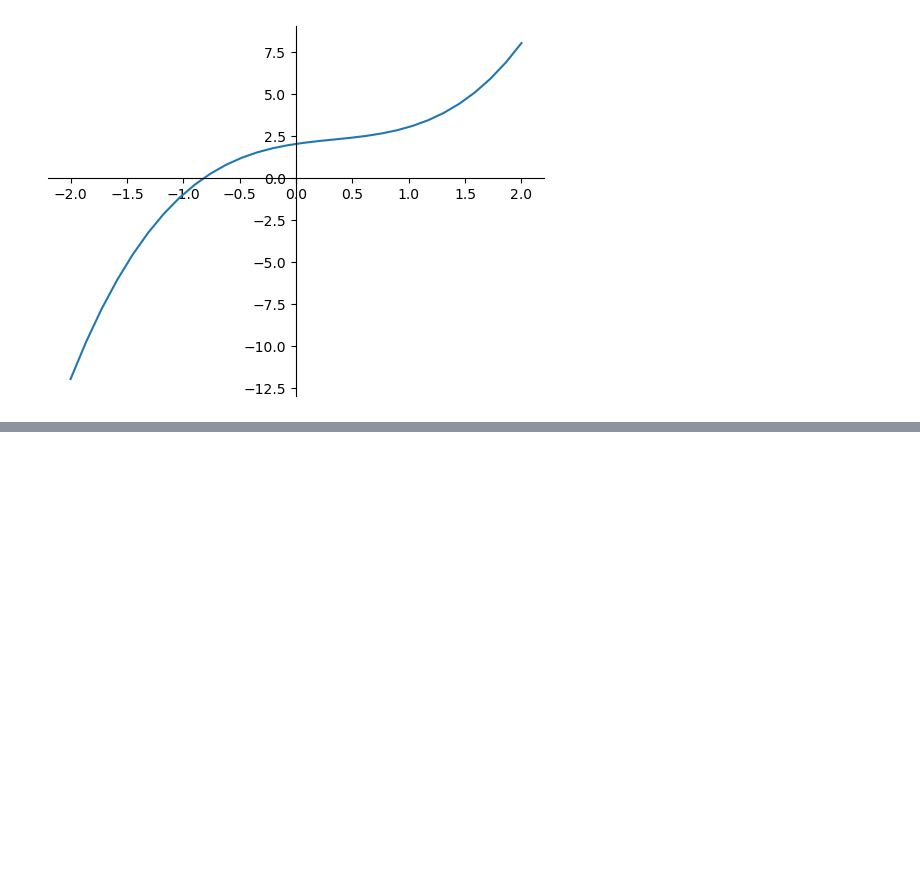
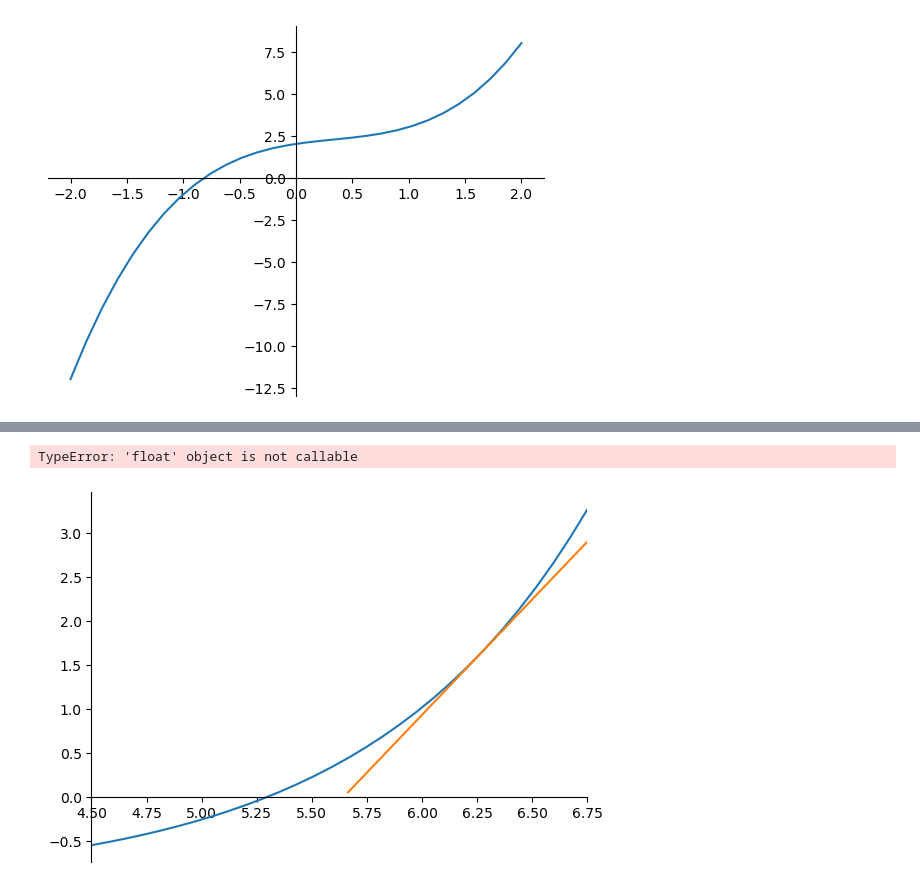
Before and after one commit to sugoma11/math_numerical, a Jupyter notebook: newton_one_eq.ipynb, the cells around one changed output, grey strips where cells are left out. Saved outputs shown, nothing was run; the diff lists cells and outputs as text; code cells hidden in the pictures; blank space fills up the shorter version.

Commit message:
add plotting tangent to .ipynb

```diff
--- a/newton_one_eq.ipynb
+++ b/newton_one_eq.ipynb
@@ -77,0 +82,4 @@ print(pd.DataFrame(data=d_first).to_string(index=False))
+# %%
+def view(x):
+    return 0.005 * np.e ** x - 1
+view(x)
@@ -77,0 +88,7 @@ print(pd.DataFrame(data=d_first).to_string(index=False))
+# %%
+def derivative_view(view):
+    return lambdify(x, diff(view(x), x))
+# %%
+hist_sec = optimize(view, derivative_view, 10)
+d_second = {'num iter': hist_sec[0], 'x': hist_sec[1], 'f(x)': hist_sec[2]}
+df2 = pd.DataFrame(data=d_second)
@@ -77,0 +108,36 @@ print(pd.DataFrame(data=d_first).to_string(index=False))
+# %%
+def plot_tangent(f_x, derivative, x_ax, num_iter, hist):
+    """
+    :param f_x: function to that tangent line will be plotted
+    :param derivative: derivative of above function
+    :param x_ax: ndarray for plotting
+    :param num_iter: sets iteration for which tangent line will be plotted
+    Function will plot line on the active axes
+    """
+    tangent_line = tangent(hist[1][num_iter], view, derivative, x_ax)
+    ax.plot(x_ax[np.where(tangent_line > 0)], (tangent_line[np.where(tangent_line > 0)]))
+    x_next = -f_x(hist[1][num_iter]) / derivative(hist[1][num_iter]) + hist[1][num_iter]
+    # dot on Ox
+    ax.scatter(x_next, 0, marker='x', color='r', s=45, label=f'X for {num_iter + 1} iter')
+    ax.legend()
+    # Function value in above dot. X_k+1 for iteration process.
+    ax.vlines(x_next, ymax=view(x_next), ymin=0, linestyle='--')
+
+def tangent(a, f_x, derivative, xa):
+    return f_x(a) + derivative(f_x)(a) * (xa - a)
+# %%
+xa = np.linspace(4.5, 6.75, 30)
+xxa = np.linspace(4.5, 6.75, 30)
+fig = plt.figure()
+ax = fig.add_subplot(111)
+ax.set_xlim(4.5, 6.75)
+ax.plot(xa, view(xa))
+ax.spines['right'].set_color('none')
+ax.spines['bottom'].set_position('zero')
+ax.spines['top'].set_color('none')
+
+plot_tangent(view, derivative_view, xxa, 3, hist_sec)
+plot_tangent(view, derivative_view, xxa, 4, hist_sec)
+# %% [output]
+TypeError: 'float' object is not callable
+[figure, added]
```
Also changed, not shown: parts of 5 cells of this notebook.
